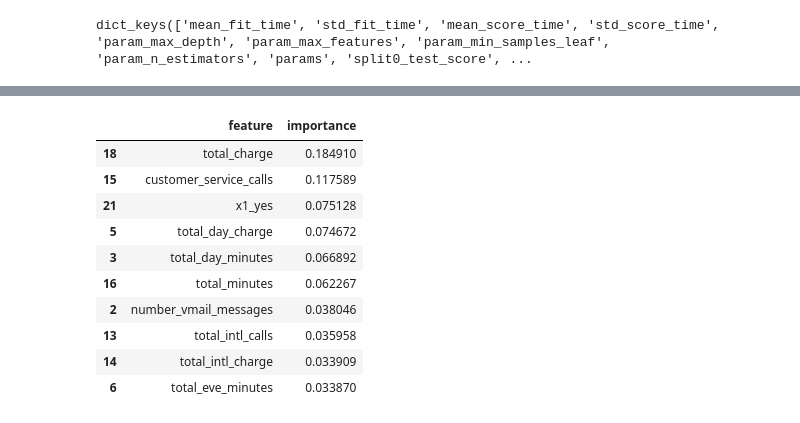
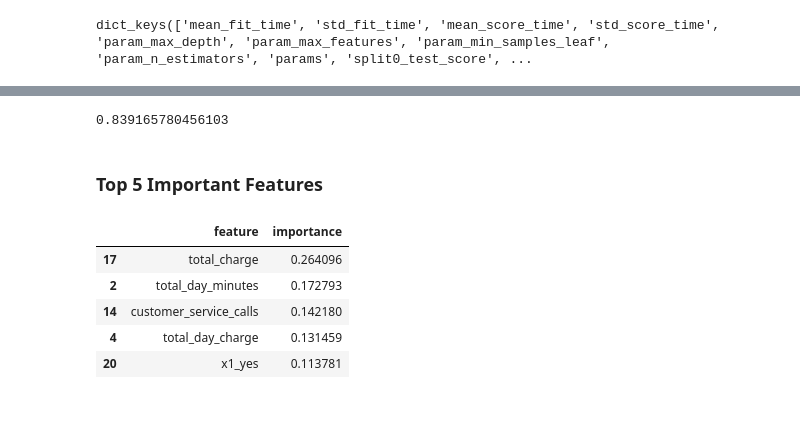
Before and after one commit to jaybee202/mod3_project, a Jupyter notebook: Step07_random_forest/random_forrest_v2.ipynb, the cells around one changed output, grey strips where cells are left out. Cells and saved outputs as stored; diff of their text form; code cells hidden in the pictures.

```diff
--- a/Step07_random_forest/random_forrest_v2.ipynb
+++ b/Step07_random_forest/random_forrest_v2.ipynb
@@ -115,6 +120,6 @@ np.sqrt(max_features), np.log2(max_features)
 # %%
 params = {'n_estimators': [50, 100, 250, 500],
-          'max_depth': [3, 4, 7, 10],
+          'max_depth': [3, 4, 5, 7],
           'min_samples_leaf': [50, 100, 250, 500],
           'max_features': ['sqrt', 'log2', 'auto']
 }
@@ -210,0 +188,5 @@ RangeIndex(start=0, stop=192, step=1)
+# %%
+max_d = gscv.cv_results_['param_max_depth'][gscv.best_index_]
+max_f = gscv.cv_results_['param_max_features'][gscv.best_index_]
+min_samp = gscv.cv_results_['param_min_samples_leaf'][gscv.best_index_]
+n_est = gscv.cv_results_['param_n_estimators'][gscv.best_index_]
@@ -211,3 +203,7 @@ RangeIndex(start=0, stop=192, step=1)
 # %%
-best = RandomForestClassifier(max_depth=7, max_features=7, min_samples_leaf=50, n_estimators=500, n_jobs=-1)
+best = RandomForestClassifier(max_depth=max_d,
+                              max_features=max_f,
+                              min_samples_leaf=min_samp,
+                              n_estimators=n_est,
+                              n_jobs=-1)
 best.fit(X_train, y_train);
@@ -213,0 +220,4 @@ best.fit(X_train, y_train);
+# %%
+cv.mean()
+# %% [output]
+0.839165780456103
@@ -214,17 +226,14 @@ best.fit(X_train, y_train);
 # %%
-feats = list(zip(X_train.columns, clf.feature_importances_))
+feats = list(zip(X_train.columns, best.feature_importances_))
+# %% [markdown]
+### Top 5 Important Features
 # %%
 pd.DataFrame(feats, columns = ['feature', 'importance']).\
-                                sort_values(by = 'importance', ascending = False).head(10)
+                                sort_values(by = 'importance', ascending = False).head(5)
 # %% [output]
 |  | feature | importance |
-| 18 | total_charge | 0.184910 |
-| 15 | customer_service_calls | 0.117589 |
-| 21 | x1_yes | 0.075128 |
-| 5 | total_day_charge | 0.074672 |
-| 3 | total_day_minutes | 0.066892 |
-| 16 | total_minutes | 0.062267 |
-| 2 | number_vmail_messages | 0.038046 |
-| 13 | total_intl_calls | 0.035958 |
-| 14 | total_intl_charge | 0.033909 |
-| 6 | total_eve_minutes | 0.033870 |
+| 17 | total_charge | 0.264096 |
+| 2 | total_day_minutes | 0.172793 |
+| 14 | customer_service_calls | 0.142180 |
+| 4 | total_day_charge | 0.131459 |
+| 20 | x1_yes | 0.113781 |
```
Also changed, not shown: parts of 37 cells of this notebook, 2 other files.
